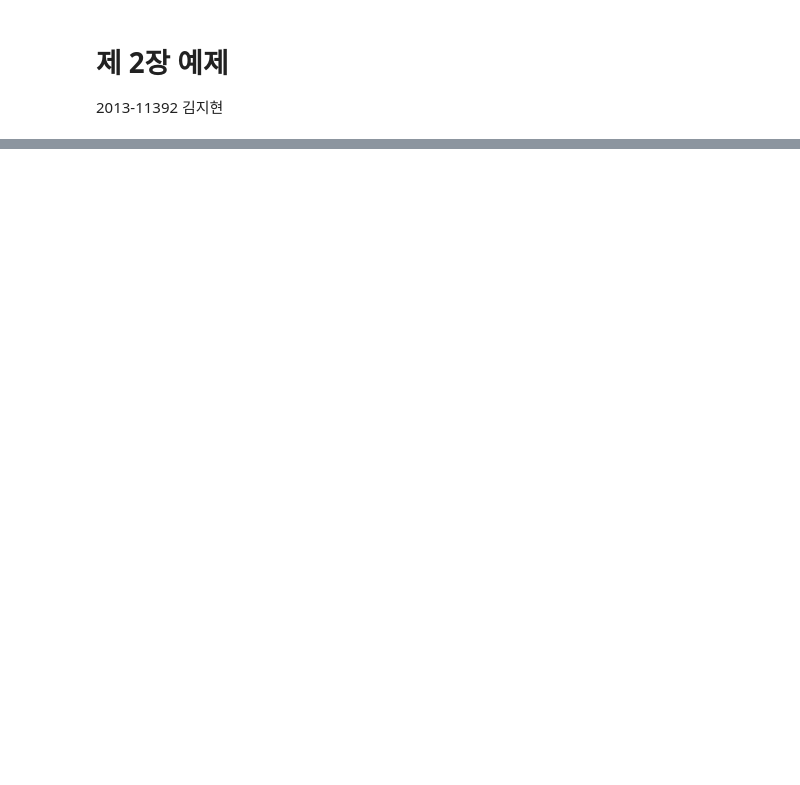
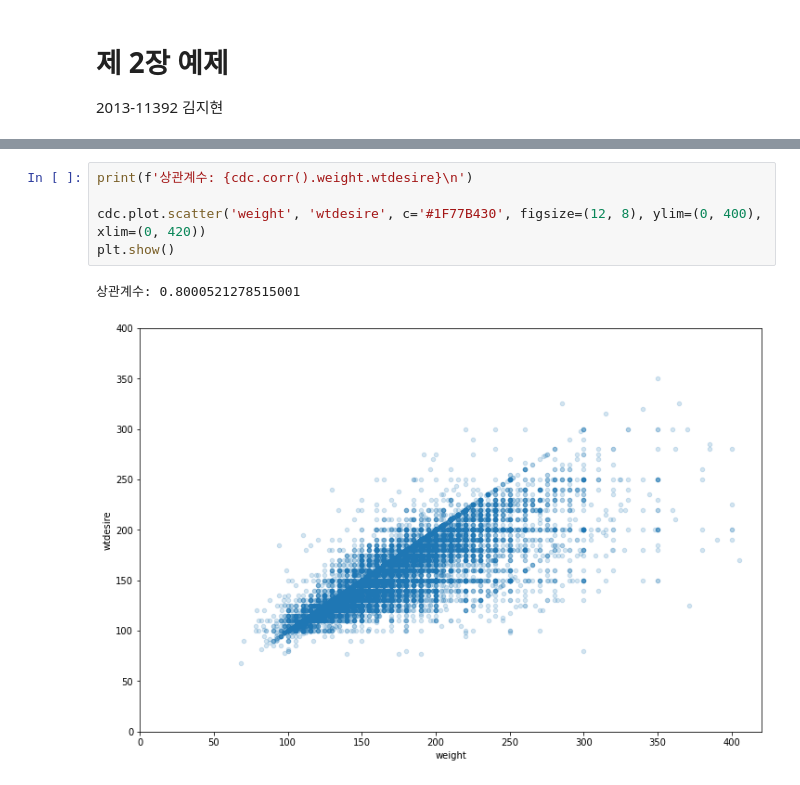
Before and after one commit to simnalamburt/snucse, a Jupyter notebook: 통계학실험/ch02/2013_11392김지현.ipynb, the cells around one changed output, grey strips where cells are left out. Cells and saved outputs as stored; diff of their text form; blank space fills up the shorter version.

```diff
--- a/통계학실험/ch02/2013_11392김지현.ipynb
+++ b/통계학실험/ch02/2013_11392김지현.ipynb
@@ -11 +68,9 @@
+# %%
+print(f'상관계수: {cdc.corr().weight.wtdesire}\n')
+
+cdc.plot.scatter('weight', 'wtdesire', c='#1F77B430', figsize=(12, 8), ylim=(0, 400), xlim=(0, 420))
+plt.show()
+# %% [output]
+상관계수: 0.8000521278515001
+[figure, added]
 # %% [markdown]
```
Also changed, not shown: parts of 10 cells of this notebook, 1 other file.
